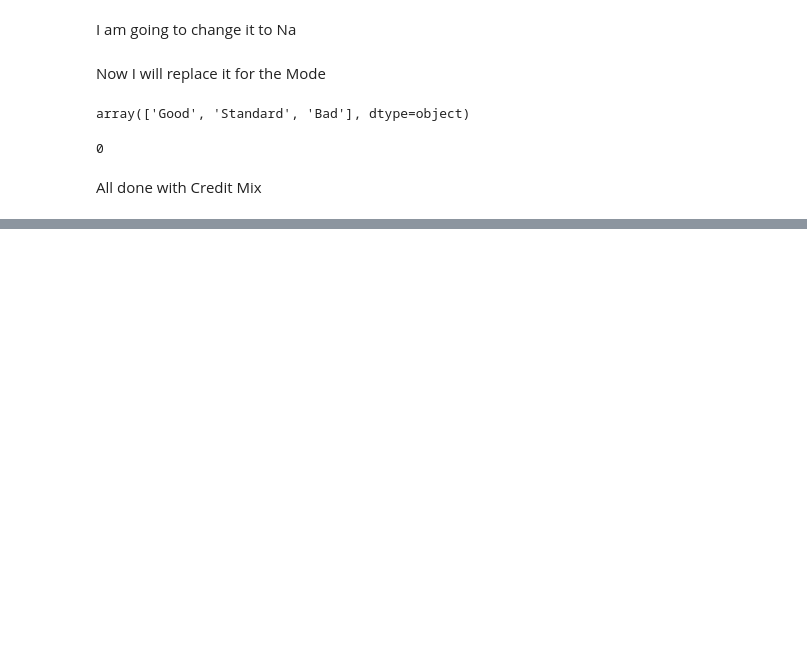
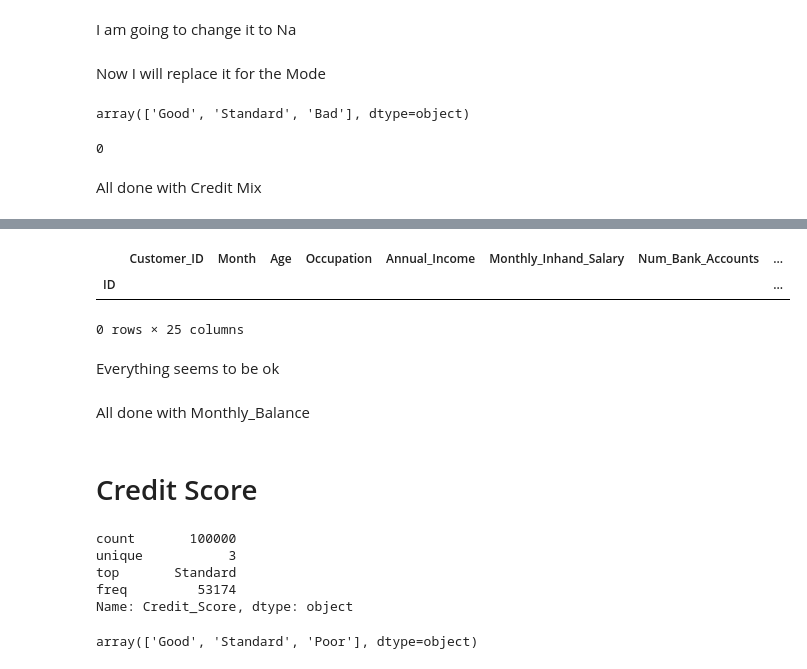
Before and after one commit to ignaciosoto04/Projects, a Jupyter notebook: Credit_Score_Classification_v2.ipynb, the cells around one changed output, grey strips where cells are left out. Drawn from its saved outputs; the diff is of its cells as text; code cells hidden in the pictures; blank space fills up the shorter version.

```diff
--- a/Credit_Score_Classification_v2.ipynb
+++ b/Credit_Score_Classification_v2.ipynb
@@ -1140,0 +1440,6 @@ All done with Credit Mix
+# %%
+for i in credit_info['Payment_Behaviour']:
+  if i == '!@9#%8':
+    credit_info['Payment_Behaviour'] = credit_info['Payment_Behaviour'].replace(i,np.nan)
+# %%
+credit_info['Payment_Behaviour'] = credit_info.groupby('Customer_ID')['Payment_Behaviour'].transform(lambda x: x.fillna(stats.mode(x)[0][0]))
@@ -1140,0 +1475,4 @@ All done with Credit Mix
+# %%
+for i in credit_info['Monthly_Balance']:
+  if i == '__-333333333333333333333333333__':
+    credit_info['Monthly_Balance'] = credit_info['Monthly_Balance'].replace(i,np.nan)
@@ -1140,0 +1481,2 @@ All done with Credit Mix
+# %%
+credit_info['Monthly_Balance'] = credit_info['Monthly_Balance'].astype('float')
@@ -1140,0 +1495,24 @@ All done with Credit Mix
+# %%
+credit_info[credit_info['Monthly_Balance'] > credit_info['Monthly_Inhand_Salary']]
+# %% [output]
+|  | Customer_ID | Month | Age | Occupation | Annual_Income | Monthly_Inhand_Salary | Num_Bank_Accounts | ... |
+| ID |  |  |  |  |  |  |  | ... |
+0 rows × 25 columns
+# %% [markdown]
+Everything seems to be ok
+# %% [markdown]
+All done with Monthly_Balance
+# %% [markdown]
+# Credit Score
+# %%
+credit_info['Credit_Score'].describe()
+# %% [output]
+count       100000
+unique           3
+top       Standard
+freq         53174
+Name: Credit_Score, dtype: object
+# %%
+credit_info['Credit_Score'].unique()
+# %% [output]
+array(['Good', 'Standard', 'Poor'], dtype=object)
```
Also changed, not shown: parts of 66 cells of this notebook.
